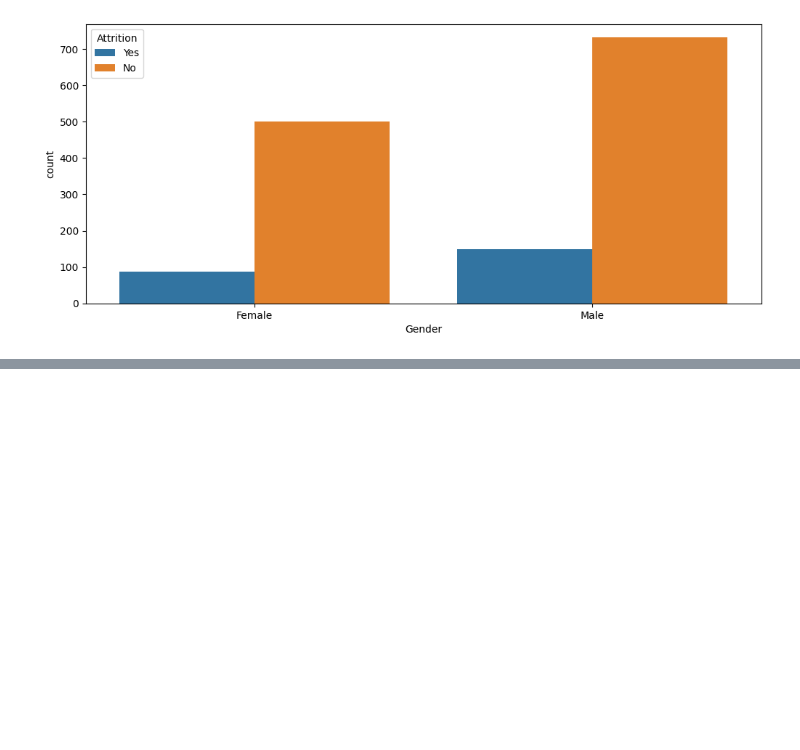
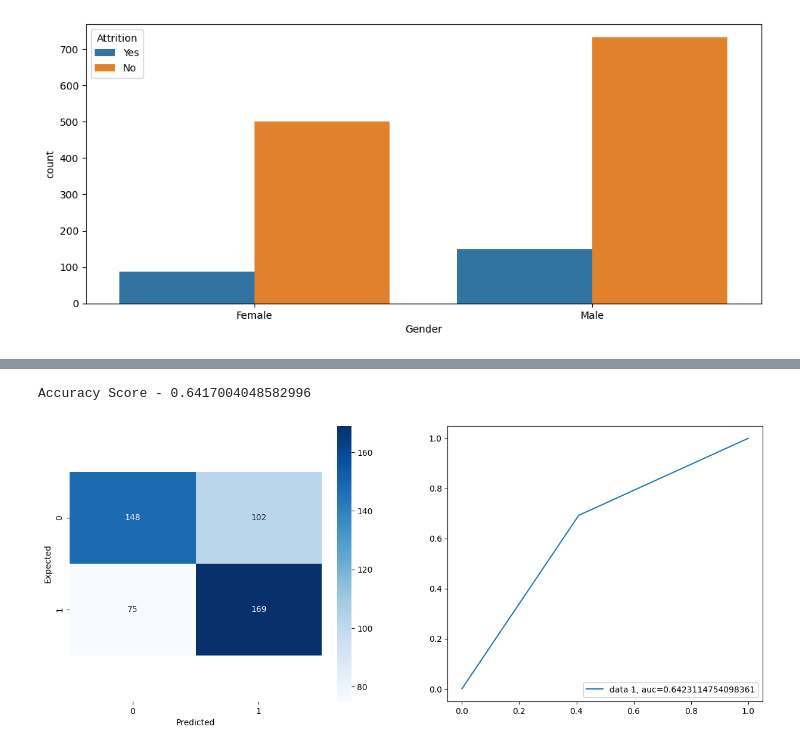
Before and after one commit to Mihan786Chistie/ML_Employee_Attrition, a Jupyter notebook: train.ipynb, the cells around one changed output, grey strips where cells are left out. Cells and saved outputs as stored; diff of their text form; code cells hidden in the pictures; blank space fills up the shorter version.

```diff
--- a/train.ipynb
+++ b/train.ipynb
@@ -111,0 +184,7 @@ sns.countplot(x='Gender', hue='Attrition', data=df)
+# %%
+from collections import Counter
+from imblearn.over_sampling import RandomOverSampler
+print(Counter(y))
+rus = RandomOverSampler(random_state = 42)
+X_over, y_over = rus.fit_resample(X,y)
+print(Counter(y_over))
@@ -111,0 +194,3 @@ sns.countplot(x='Gender', hue='Attrition', data=df)
+# %%
+from sklearn.model_selection import train_test_split
+X_train, X_test, y_train, y_test = train_test_split(X_over, y_over, test_size=0.2, random_state=42)
@@ -111,0 +210,3 @@ sns.countplot(x='Gender', hue='Attrition', data=df)
+# %%
+logreg = LogisticRegression()
+logreg.fit(X_train, y_train)
@@ -111,0 +222,24 @@ sns.countplot(x='Gender', hue='Attrition', data=df)
+# %%
+prediction=logreg.predict(X_test)
+cnf_matrix = confusion_matrix(y_test,prediction)
+print("Accuracy Score -", accuracy_score(y_test , prediction))
+# %% [output]
+Accuracy Score - 0.6417004048582996
+# %%
+fig = plt.figure(figsize = (15,6))
+ax1 = fig.add_subplot(1,2,1)
+ax1 = sns.heatmap(pd.DataFrame(cnf_matrix), annot = True, cmap = 'Blues', fmt = 'd')
+bottom, top = ax1.get_ylim()
+ax1.set_ylim(bottom + 0.5, top - 0.5)
+plt.xlabel('Predicted')
+plt.ylabel('Expected')
+
+ax2 = fig.add_subplot(1,2,2)
+y_pred_proba = logreg.predict_proba(X_test)[::,1]
+fpr, tpr, _ = roc_curve(y_test,  prediction)
+auc = roc_auc_score(y_test, prediction)
+ax2 = plt.plot(fpr,tpr,label="data 1, auc="+str(auc))
+plt.legend(loc=4)
+plt.show()
+# %% [output]
+[figure, added]
```
Also changed, not shown: parts of 13 cells of this notebook.
